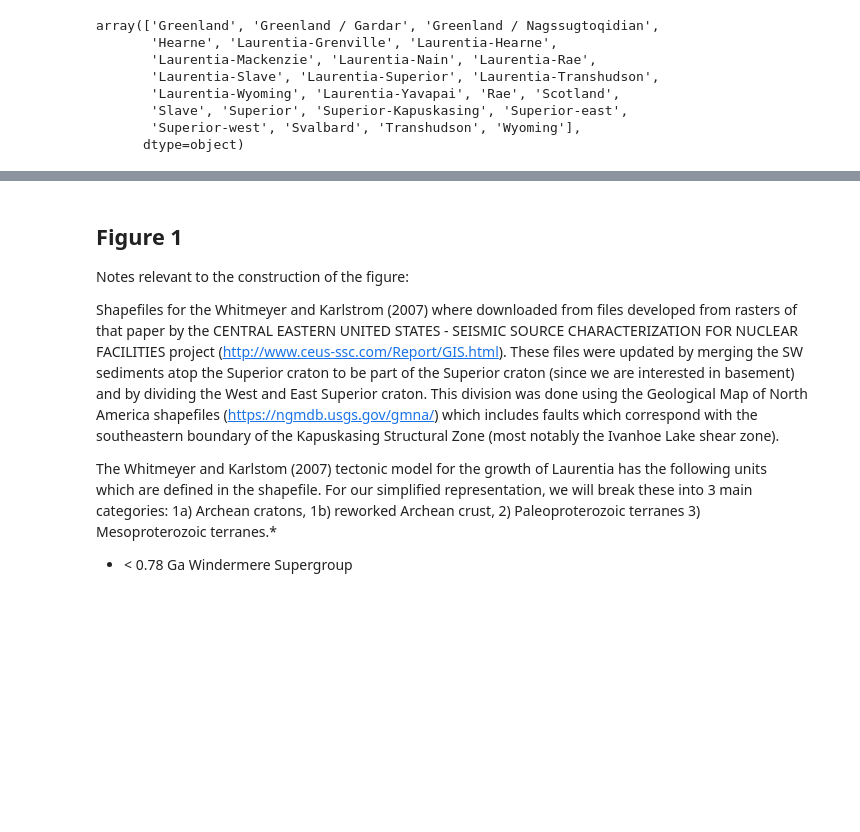
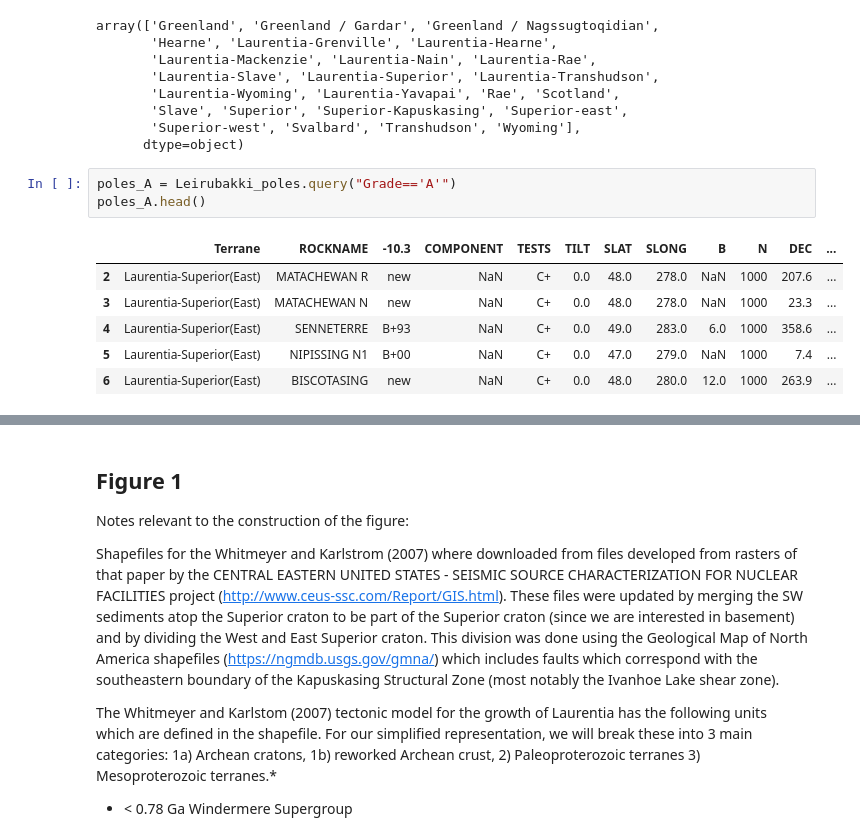
Before and after one commit to Swanson-Hysell-Group/Laurentia_Paleogeography, a Jupyter notebook: figures_analysis.ipynb, the cells around one changed output, grey strips where cells are left out. Drawn from its saved outputs; the diff is of its cells as text; blank space fills up the shorter version.

```diff
--- a/figures_analysis.ipynb
+++ b/figures_analysis.ipynb
@@ -87,6 +84,16 @@ array(['Greenland', 'Greenland / Gardar', 'Greenland / Nagssugtoqidian',
        'Slave', 'Superior', 'Superior-Kapuskasing', 'Superior-east',
        'Superior-west', 'Svalbard', 'Transhudson', 'Wyoming'],
       dtype=object)
+# %%
+poles_A = Leirubakki_poles.query("Grade=='A'")
+poles_A.head()
+# %% [output]
+|  | Terrane | ROCKNAME | -10.3 | COMPONENT | TESTS | TILT | SLAT | SLONG | B | N | DEC | ... |
+| 2 | Laurentia-Superior(East) | MATACHEWAN R | new | NaN | C+ | 0.0 | 48.0 | 278.0 | NaN | 1000 | 207.6 | ... |
+| 3 | Laurentia-Superior(East) | MATACHEWAN N | new | NaN | C+ | 0.0 | 48.0 | 278.0 | NaN | 1000 | 23.3 | ... |
+| 4 | Laurentia-Superior(East) | SENNETERRE | B+93 | NaN | C+ | 0.0 | 49.0 | 283.0 | 6.0 | 1000 | 358.6 | ... |
+| 5 | Laurentia-Superior(East) | NIPISSING N1 | B+00 | NaN | C+ | 0.0 | 47.0 | 279.0 | NaN | 1000 | 7.4 | ... |
+| 6 | Laurentia-Superior(East) | BISCOTASING | new | NaN | C+ | 0.0 | 48.0 | 280.0 | 12.0 | 1000 | 263.9 | ... |
 # %%
 poles_A = Leirubakki_poles[Leirubakki_poles['Grade']=='A']
 poles_B = Leirubakki_poles[Leirubakki_poles['Grade']=='B']
```
Also changed, not shown: parts of 3 cells of this notebook, 1 other file.
